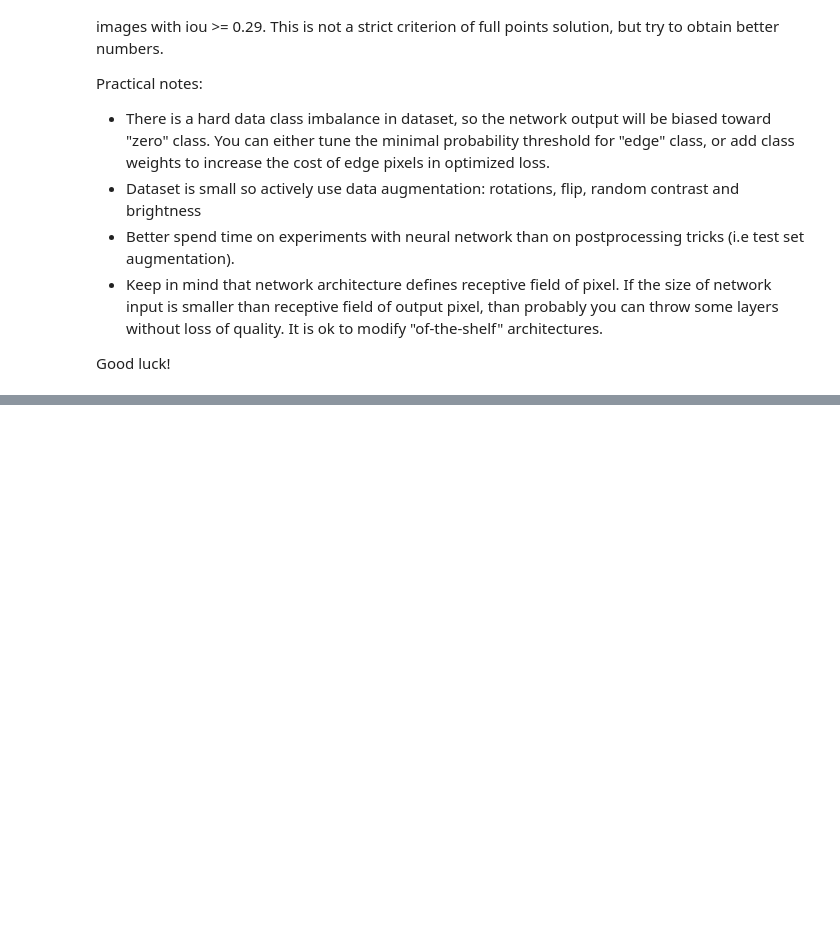
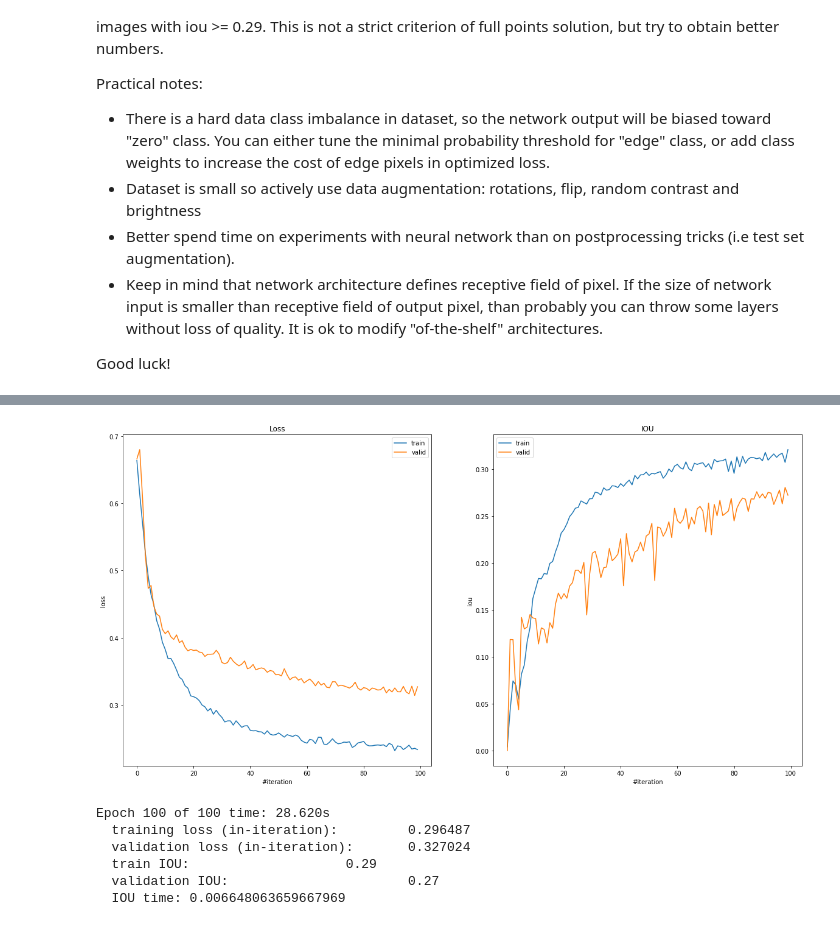
Before and after one commit to penguin138/Practical_DL, a Jupyter notebook: homework03/homework03_part1.ipynb, the cells around one changed output, grey strips where cells are left out. Saved outputs shown, nothing was run; the diff lists cells and outputs as text; code cells hidden in the pictures; blank space fills up the shorter version.

```diff
--- a/homework03/homework03_part1.ipynb
+++ b/homework03/homework03_part1.ipynb
@@ -310,0 +619,13 @@ torchvision.__version__
+# %%
+# UNet with batchnorm and threshold = 0.85
+train(UNet(use_bn=True), train_data, val_data, batch_size=1, num_epochs=100,
+      optimizer_type=torch.optim.SGD, optimizer_config={"lr": 1e-4, "momentum":0.99, "nesterov": True},
+      prediction_threshold=0.85)
+# %% [output]
+[figure, added]
+Epoch 100 of 100 time: 28.620s
+  training loss (in-iteration):         0.296487
+  validation loss (in-iteration):       0.327024
+  train IOU:                    0.29
+  validation IOU:                       0.27
+  IOU time: 0.006648063659667969
```
Also changed, not shown: parts of 29 cells of this notebook.
